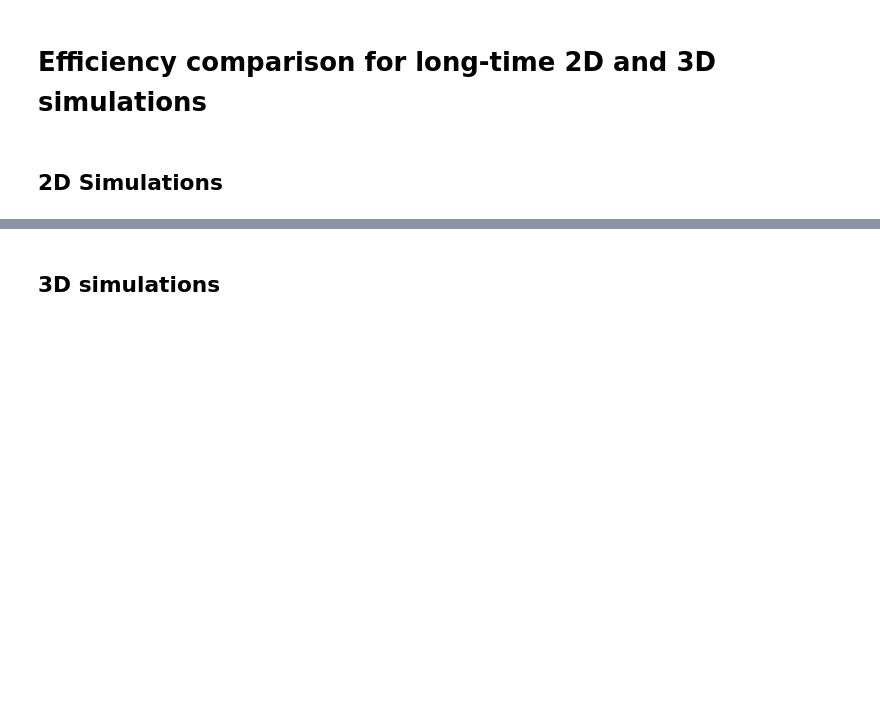
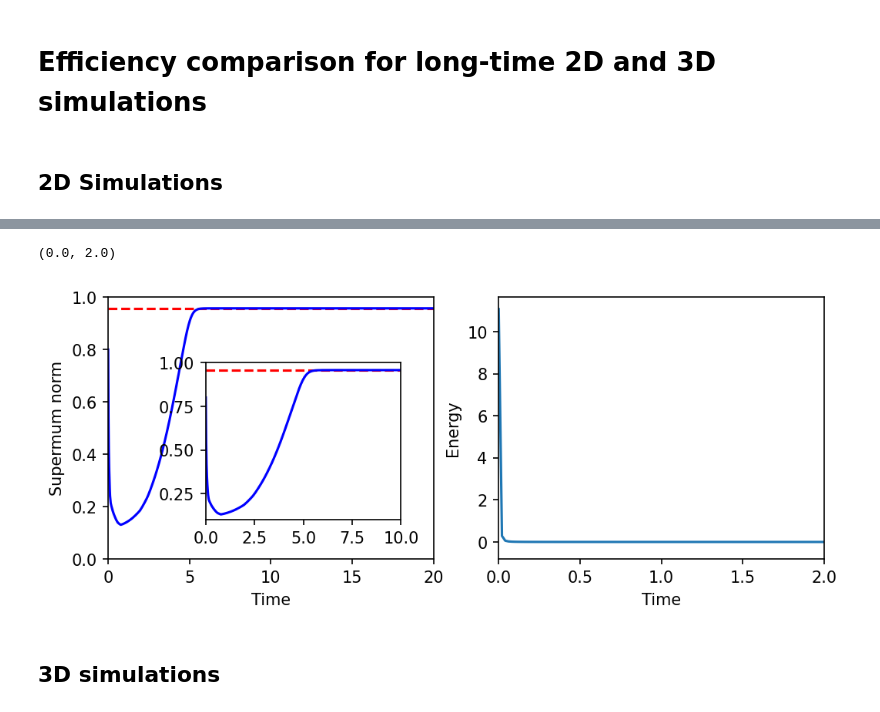
Before and after one commit to HaifengWang1031/integrating-factor-Runge-Kutta-methods, a Jupyter notebook: Code/Expriments.ipynb, the cells around one changed output, grey strips where cells are left out. Drawn from its saved outputs; the diff is of its cells as text; code cells hidden in the pictures; blank space fills up the shorter version.

```diff
--- a/Code/Expriments.ipynb
+++ b/Code/Expriments.ipynb
@@ -411,25 +476,29 @@ plt.subplots_adjust(wspace=0.3,hspace=0.3)
 # %%
 upper_bound = scipy.optimize.fsolve(solver_rk4.f,.95)
 
 fig = plt.figure(figsize = (8,3),dpi = 150)
 ax = plt.subplot(1,2,1)
 ax.plot(solver_rk4.tn,upper_bound*np.ones_like(solver_rk4.tn),"r--")
 ax.plot(solver_rk4.tn,np.max(np.max(np.abs(solver_rk4.U),axis = 1),axis=1),"b-")
 ax.set_ylim([0,1]); ax.set_xlim([0,20])
 ax.set_xlabel("Time")
 ax.set_ylabel("Supermum norm")
 
 axins = ax.inset_axes([0.3,0.15,0.6,0.6])
 axins.plot(solver_rk4.tn,upper_bound*np.ones_like(solver_rk4.tn),"r--")
 axins.plot(solver_rk4.tn,np.max(np.max(np.abs(solver_rk4.U),axis = 1),axis = 1),"b-")
-axins.set_xlim([0,3])
+axins.set_xlim([0,10])
 axins.set_ylim([0.1,1])
 
 ax = plt.subplot(1,2,2)
 ax.plot(solver_rk4.tn,solver_rk4.Energys)
 ax.set_xlim(0,t_period)
 ax.set_xlabel("Time")
 ax.set_ylabel("Energy")
+ax.set_xlim([0,2])
+# %% [output]
+(0.0, 2.0)
+[figure, added]
 # %% [markdown]
 ## 3D simulations
 # %%
```
Also changed, not shown: parts of 10 cells of this notebook, 1 other file.
